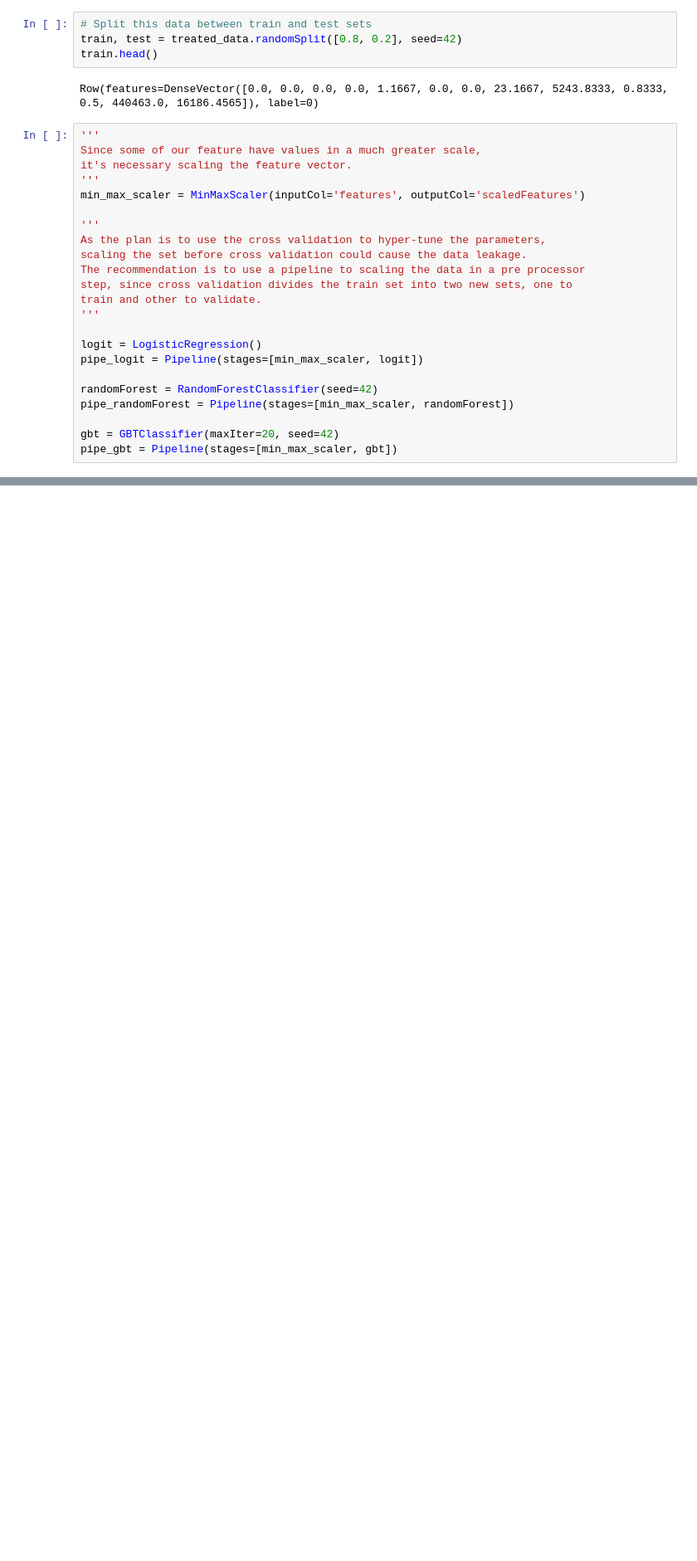
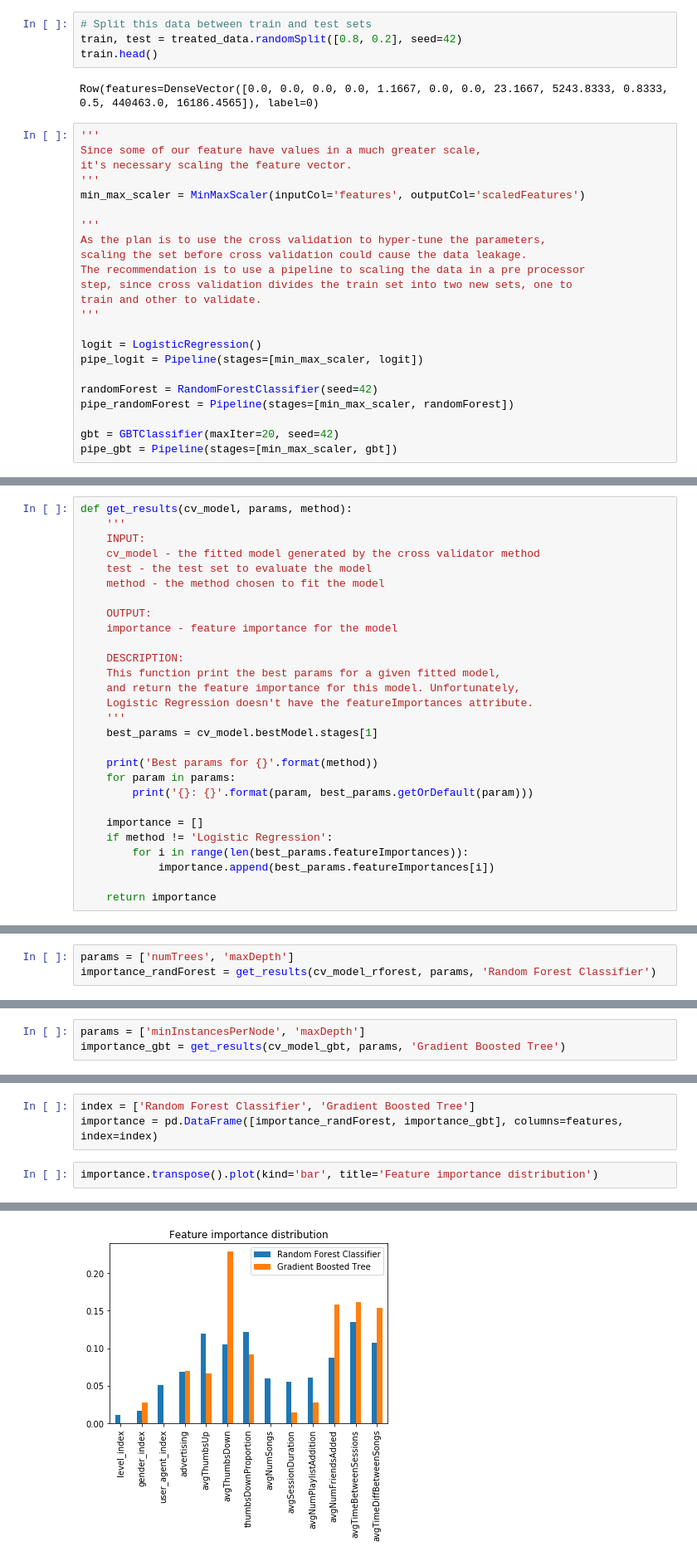
Before and after one commit to thiagolimaop/sparkify_churn, a Jupyter notebook: Sparkify.ipynb, the cells around one changed output, grey strips where cells are left out. Shown: that part at 83% size. Cells and saved outputs as stored; diff of their text form; blank space fills up the shorter version.

Commit message:
fix: adding some charts and metric tables to better understanding

```diff
--- a/Sparkify.ipynb
+++ b/Sparkify.ipynb
@@ -1301,0 +1364,28 @@ pipe_gbt = Pipeline(stages=[min_max_scaler, gbt])
+# %%
+def get_results(cv_model, params, method):
+    '''
+    INPUT:
+    cv_model - the fitted model generated by the cross validator method
+    test - the test set to evaluate the model
+    method - the method chosen to fit the model
+
+    OUTPUT:
+    importance - feature importance for the model
+
+    DESCRIPTION:
+    This function print the best params for a given fitted model,
+    and return the feature importance for this model. Unfortunately,
+    Logistic Regression doesn't have the featureImportances attribute.
+    '''
+    best_params = cv_model.bestModel.stages[1]
+
+    print('Best params for {}'.format(method))
+    for param in params:
+        print('{}: {}'.format(param, best_params.getOrDefault(param)))
+
+    importance = []
+    if method != 'Logistic Regression':
+        for i in range(len(best_params.featureImportances)):
+            importance.append(best_params.featureImportances[i])
+
+    return importance
@@ -1359,0 +1437,3 @@ F1 Score for Random Forest Classifier Model is: 0.9018939393939394
+# %%
+params = ['numTrees', 'maxDepth']
+importance_randForest = get_results(cv_model_rforest, params, 'Random Forest Classifier')
@@ -1422,0 +1464,3 @@ avgTimeDiffBetweenSongs : 0.10744640783965821
+# %%
+params = ['minInstancesPerNode', 'maxDepth']
+importance_gbt = get_results(cv_model_gbt, params, 'Gradient Boosted Tree')
@@ -1422,0 +1480,6 @@ avgTimeDiffBetweenSongs : 0.10744640783965821
+# %%
+index = ['Random Forest Classifier', 'Gradient Boosted Tree']
+importance = pd.DataFrame([importance_randForest, importance_gbt], columns=features, index=index)
+# %%
+importance.transpose().plot(kind='bar', title='Feature importance distribution')
+# %% [output]
@@ -1422,0 +1487 @@ avgTimeDiffBetweenSongs : 0.10744640783965821
+[figure, added]
```
Also changed, not shown: parts of 23 cells of this notebook.
